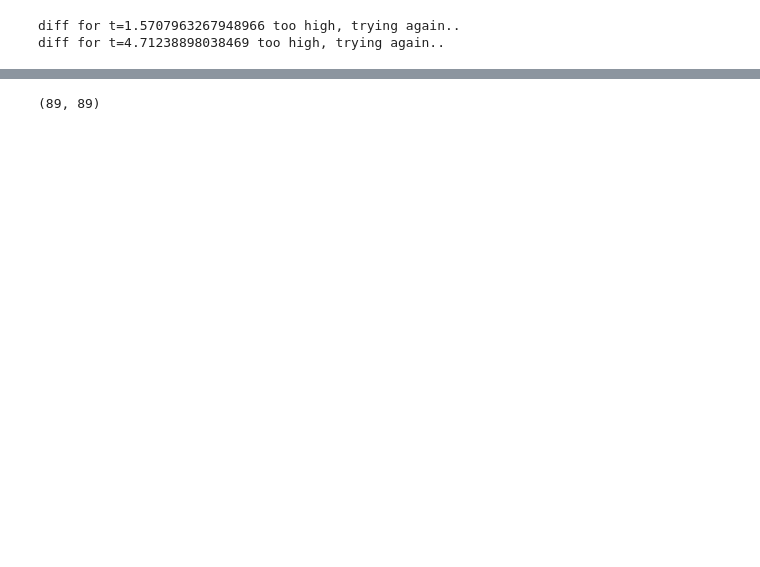
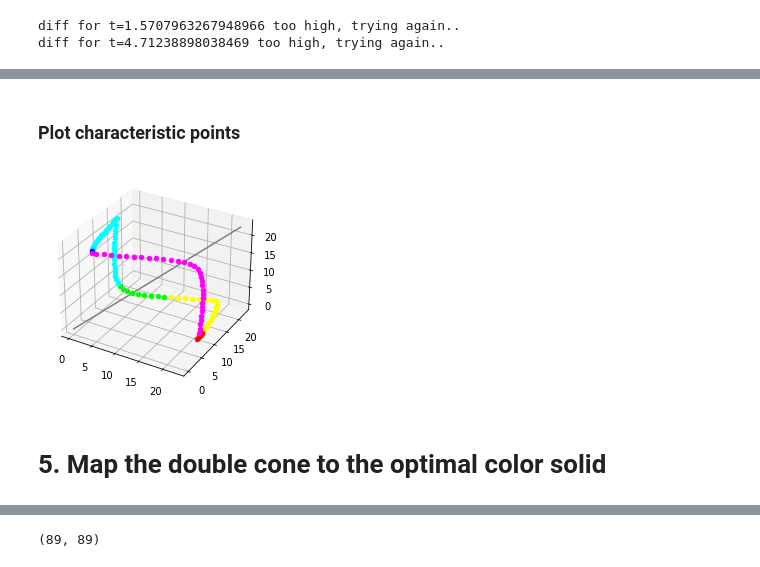
Before and after one commit to jpmarceaux/jpq, a Jupyter notebook: char-colors.ipynb, the cells around one changed output, grey strips where cells are left out. Saved outputs shown, nothing was run; the diff lists cells and outputs as text; code cells hidden in the pictures; blank space fills up the shorter version.

```diff
--- a/char-colors.ipynb
+++ b/char-colors.ipynb
@@ -32,6 +59,4 @@ I = np.linspace(0, 2*np.pi, len(units))
 x_spline = intp.make_interp_spline(I, units[:, 0])
 y_spline = intp.make_interp_spline(I, units[:, 1])
 z_spline = intp.make_interp_spline(I, units[:, 2])
-# %%
-trials = 1000000
 # %%
@@ -109,33 +150,36 @@ Now get the char color point
 # %%
 char_pts = []
 for i in range(N):
+    # find v(t), v(t+pi)
     vt = rotated_spline_pts[:, indices[i]]
     vt_plus_pi = rotated_spline_pts[:, complement_indices[i]]
 
+    # build and solve matrix
     matrix = np.array([
         vt[0:2],
         vt_plus_pi[0:2]
     ]).T
-
     k, l = np.linalg.inv(matrix) @ [0, np.linalg.norm(wtpt)]
 
-    # check step
+    # check solution
     diff = np.linalg.norm(k * vt - (rot @ wtpt - l * vt_plus_pi))
     try:
-        assert diff < .01, "norm of difference of k vt and complement vector at theta=" + str(symmetric_thetas[i]) + ":" + diff
+        assert diff < .01, "norm of difference of k vt and complement vector at theta=" + str(symmetric_thetas[i]) + ":" + str(diff)
     except:
         print('diff for t=' + str(symmetric_thetas[i]) + ' too high, trying again..')
-        # maybe the x vector is really small. use z instead.
+
+        # if solution fails, maybe x-value is really small. use z instead.
         matrix = np.array([
             vt[1:3],
             vt_plus_pi[1:3]
         ]).T
+        k, l = np.linalg.inv(matrix) @ [np.linalg.norm(wtpt), 0]
 
-        k, l = np.linalg.inv(matrix) @ [np.linalg.norm(wtpt), 0]
-        # check step
+        # check solution
         diff = np.linalg.norm(k * vt - (rot @ wtpt - l * vt_plus_pi))
-        assert diff < .01, "norm of difference of k vt and complement vector at theta=" + str(symmetric_thetas[i]) + ":" + diff
+        assert diff < .01, "norm of difference of k vt and complement vector at theta=" + str(symmetric_thetas[i]) + ":" + str(diff)
 
+    # save point
     char_pts.append(k * vt)
 # %% [output]
 diff for t=1.5707963267948966 too high, trying again..
@@ -321,0 +234,19 @@ optimal_color_grid = np.array(optimal_color_grid)
+# %%
+import random
+for _ in range(10000):
+    half_pts = int(len(orig_char_pts)/2)
+    idx1 = random.randint(0, half_pts - 1)
+    idx2 = random.randint(0, half_pts - 1)
+    a = orig_char_pts[idx1]
+    b = orig_char_pts[idx1 + half_pts]
+    c = orig_char_pts[idx2]
+    d = orig_char_pts[idx2 + half_pts]
+
+    matrix = np.array([
+        [d[0]-c[0], b[0] - a[0]],
+        [d[1]-c[1], b[1] - a[1]],
+    ])
+    if _ % 1000 == 0:
+        print(np.linalg.inv(matrix) @ [a[0] - c[0], a[1] - c[1]])
+    assert np.allclose((0.5*(a + b)) * 2, wtpt, rtol=1e-03), ((0.5*(a + b)) * 2 - wtpt)
+print("looks good")
@@ -321,0 +325,11 @@ optimal_color_grid = np.array(optimal_color_grid)
+# %% [markdown]
+### Plot characteristic points
+# %%
+if show_plots:
+    fig = plt.figure()
+    ax = fig.gca(projection='3d')
+    for s in (equal_spline_pts).T:
+        ax.scatter(s[0], s[1],s[2], color=clip2rgb(s))
+    ax.plot((0,wtpt[0]),(0,wtpt[1]), (0,wtpt[2]), color='gray')
+# %% [output]
+[figure, added]
@@ -321,0 +339,2 @@ optimal_color_grid = np.array(optimal_color_grid)
+# %% [markdown]
+# 5. Map the double cone to the optimal color solid
```
Also changed, not shown: parts of 110 cells of this notebook.
